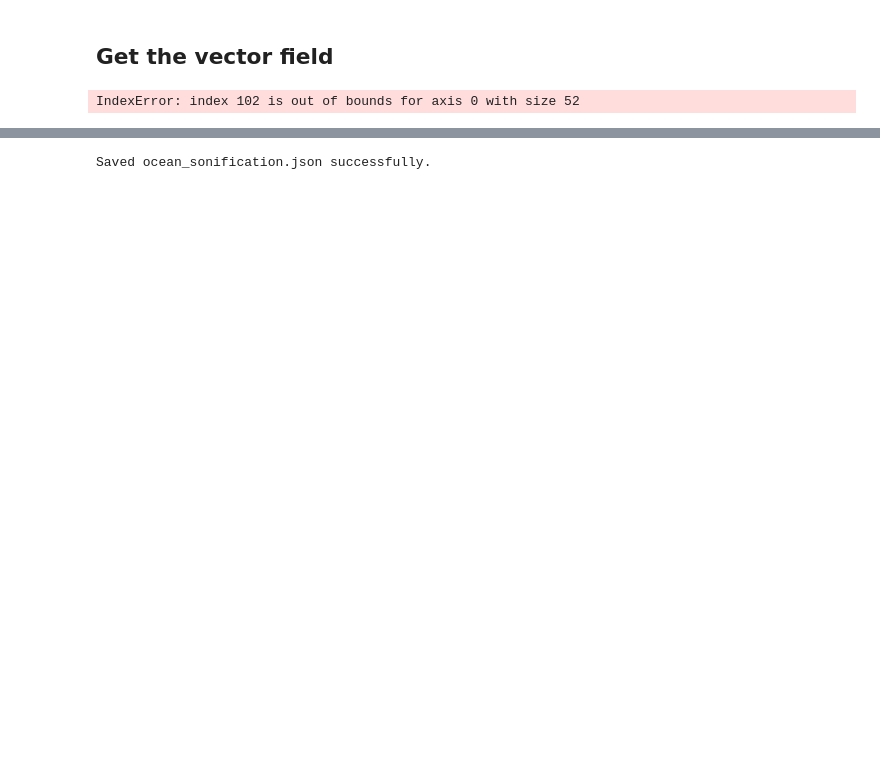
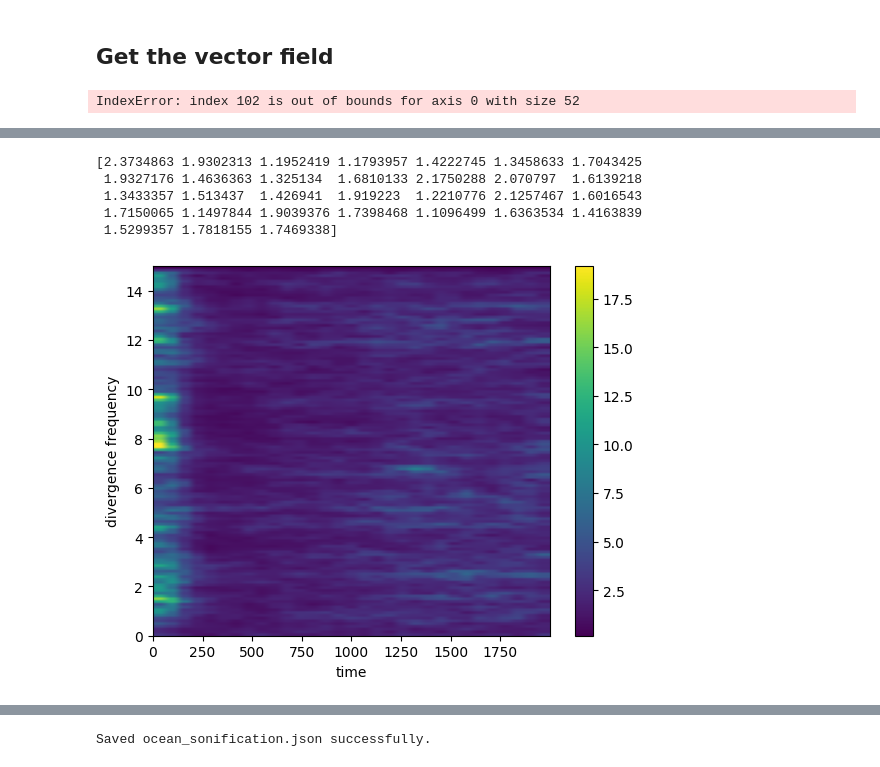
Before and after one commit to Montylim/hamtaro.jukebox.github.io, a Jupyter notebook: vector_to_music.ipynb, the cells around one changed output, grey strips where cells are left out. Drawn from its saved outputs; the diff is of its cells as text; code cells hidden in the pictures; blank space fills up the shorter version.

```diff
--- a/vector_to_music.ipynb
+++ b/vector_to_music.ipynb
@@ -199,0 +206,15 @@ for t_idx, t_start in enumerate(time_steps):
+# %%
+#plt.pcolormesh(times, freqs, c_spec)
+print(d_sonification_grid[1,40,2])
+plt.imshow(d_sonification_grid[:,40,2], aspect='auto', origin='lower', extent=[0, Nt-win_t, freqs[0], freqs[-1]])
+plt.xlabel('time')
+plt.ylabel('divergence frequency')
+plt.colorbar()
+plt.show()
+# %% [output]
+[2.3734863 1.9302313 1.1952419 1.1793957 1.4222745 1.3458633 1.7043425
+ 1.9327176 1.4636363 1.325134  1.6810133 2.1750288 2.070797  1.6139218
+ 1.3433357 1.513437  1.426941  1.919223  1.2210776 2.1257467 1.6016543
+ 1.7150065 1.1497844 1.9039376 1.7398468 1.1096499 1.6363534 1.4163839
+ 1.5299357 1.7818155 1.7469338]
+[figure, added]
```
Also changed, not shown: parts of 12 cells of this notebook, 16 other files.
